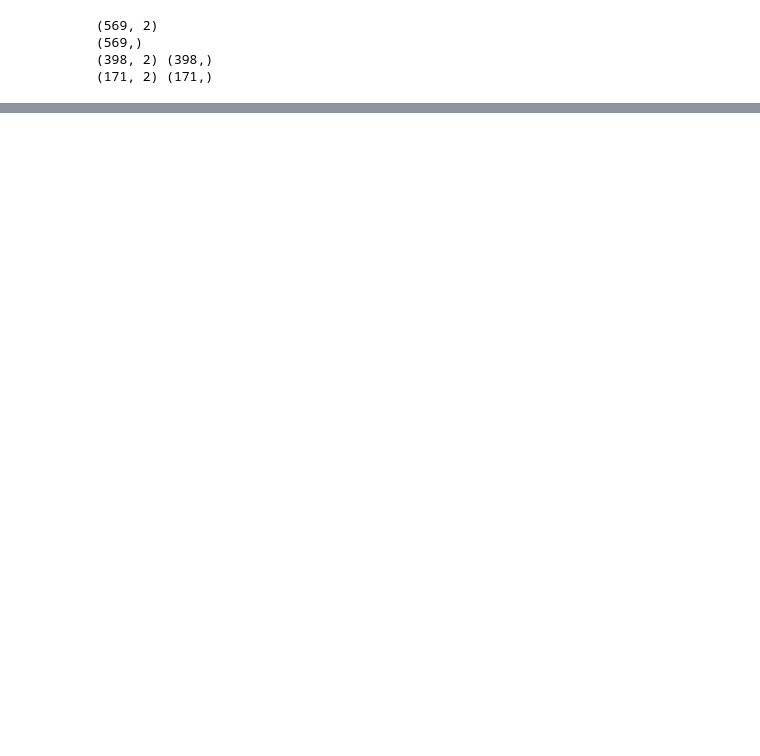
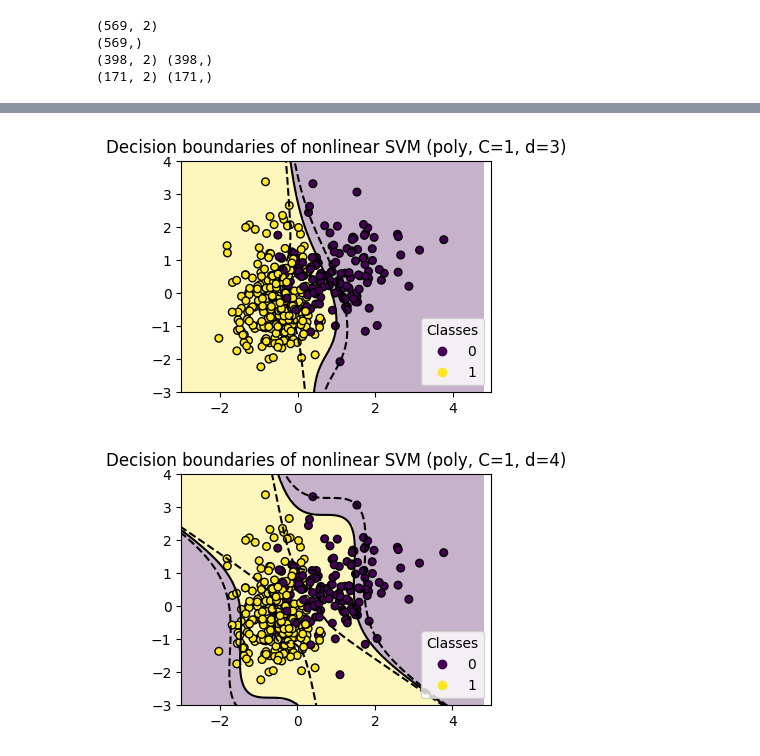
Before and after one commit to JNario31/LinearModels, a Jupyter notebook: SupportVectorMachinesVisualization.ipynb, the cells around one changed output, grey strips where cells are left out. Saved outputs shown, nothing was run; the diff lists cells and outputs as text; code cells hidden in the pictures; blank space fills up the shorter version.

```diff
--- a/SupportVectorMachinesVisualization.ipynb
+++ b/SupportVectorMachinesVisualization.ipynb
@@ -30,0 +113,13 @@ print(X_test.shape, y_test.shape)
+# %%
+# display the decision boundaries for nonlinear SVM (polynomial kernel) with various c and p values
+
+clf = svm.SVC(kernel='poly', C=1, degree=3).fit(X_train, y_train)
+
+plot_training_data_with_decision_boundary(clf, X_train, y_train, "Decision boundaries of nonlinear SVM (poly, C=1, d=3)", support_vectors=False)
+
+clf = svm.SVC(kernel='poly', C=1, degree=4).fit(X_train, y_train)
+
+plot_training_data_with_decision_boundary(clf, X_train, y_train, "Decision boundaries of nonlinear SVM (poly, C=1, d=4)", support_vectors=False)
+# %% [output]
+[figure, added]
+[figure, added]
```
Also changed, not shown: parts of 6 cells of this notebook.
